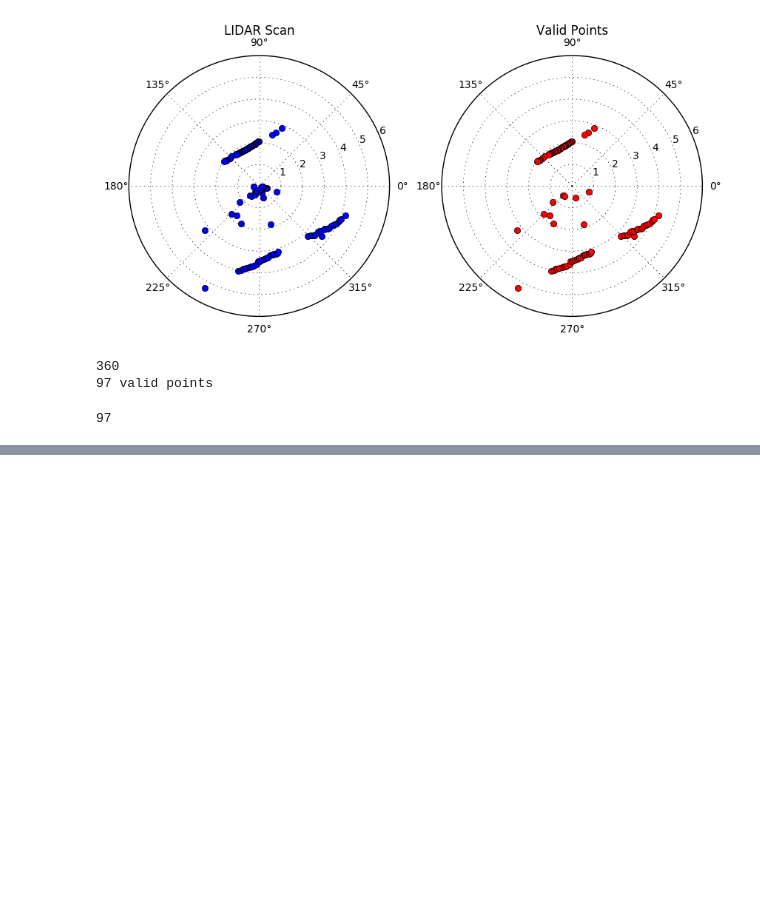
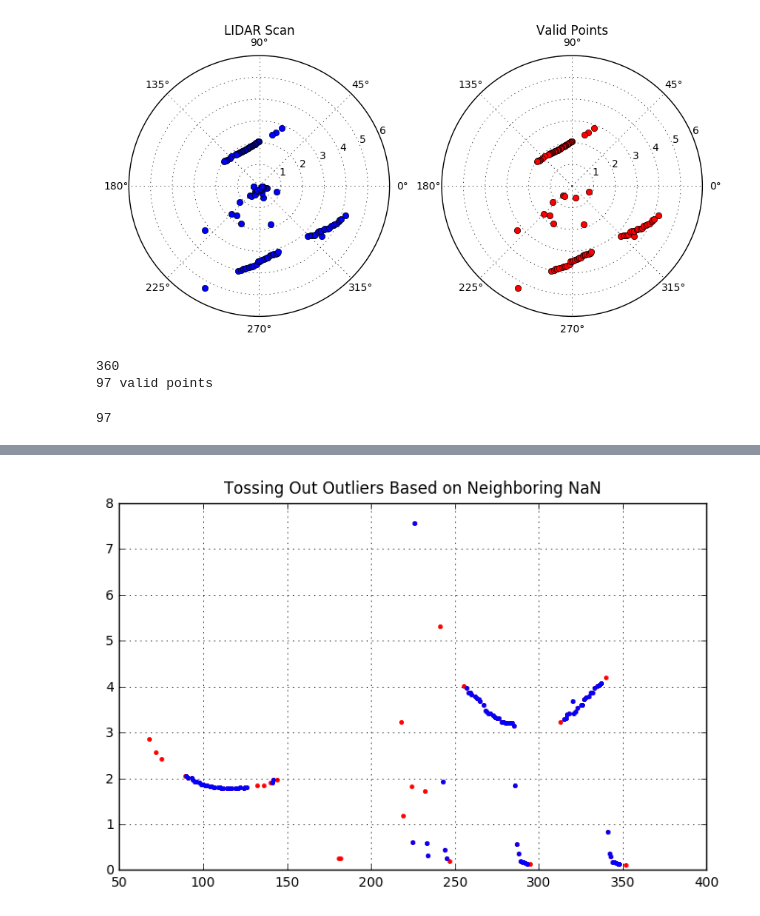
Before and after one commit to 5yler/metatron, a Jupyter notebook: gigatron/scripts/Steering Fixes.ipynb, the cells around one changed output, grey strips where cells are left out. Cells and saved outputs as stored; diff of their text form; code cells hidden in the pictures; blank space fills up the shorter version.

```diff
--- a/gigatron/scripts/Steering Fixes.ipynb
+++ b/gigatron/scripts/Steering Fixes.ipynb
@@ -200,3 +200,21 @@ valid_points.num_points()
 360
 97 valid points
 97
+# %%
+# plot a laser scan on a polar plot and compare the same scan with a nonzero yaw offset
+def plot_ranges(ranges, title):
+
+    plt.figure(figsize=(8,5))
+    ax = plt.subplot(111)
+    ax.plot(xrange(len(ranges)), ranges, '.r')
+    ax.grid(True)
+    ax.set_title(title, va='bottom')
+
+#     ax = plt.subplot(122, polar=True)
+#     ax.plot(valid_points.angles, valid_points.ranges, 'or')
+#     ax.set_rmax(6)
+#     ax.grid(True)
+#     ax.set_title("Valid Points", va='bottom')
+
+#     plt.show()
+#     return plt
@@ -202,0 +271,4 @@ valid_points.num_points()
+# %%
+plot_ok_ranges(ranges, 'Tossing Out Outliers Based on Neighboring NaN')
+# %% [output]
+[figure, added]
```
Also changed, not shown: parts of 6 cells of this notebook.
